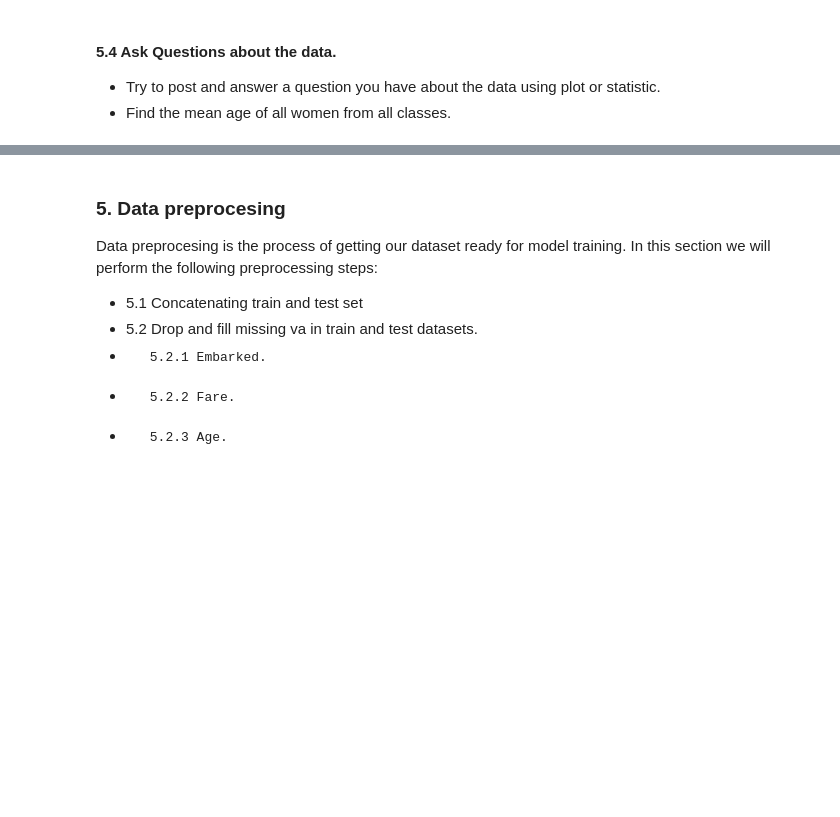
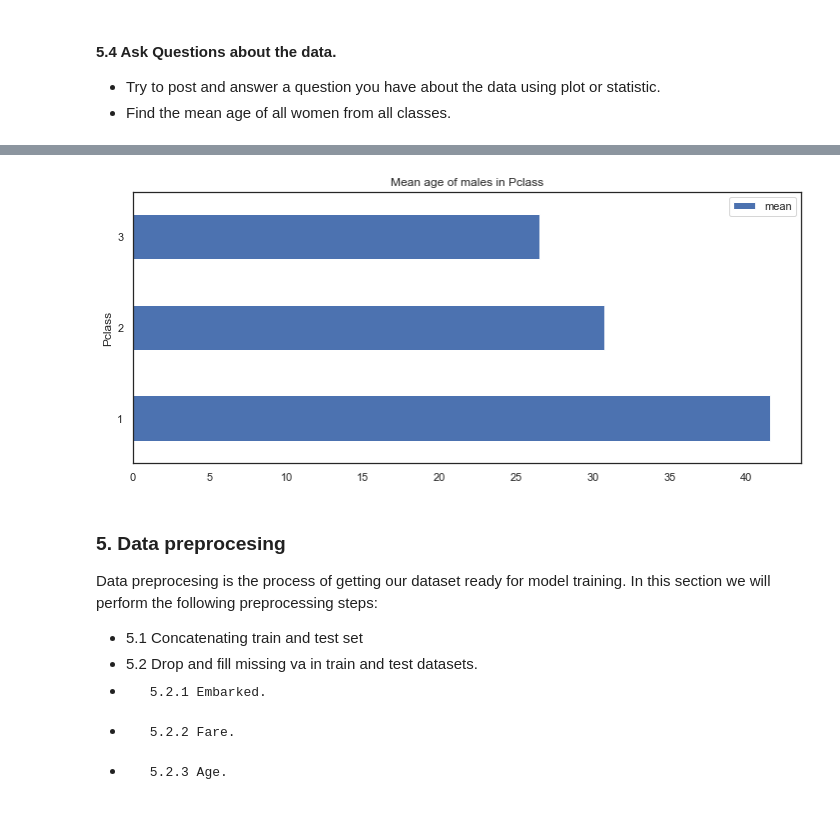
Before and after one commit to Fabiqula/Titanic_kaggle, a Jupyter notebook: main.ipynb, the cells around one changed output, grey strips where cells are left out. Drawn from its saved outputs; the diff is of its cells as text; code cells hidden in the pictures; blank space fills up the shorter version.

```diff
--- a/main.ipynb
+++ b/main.ipynb
@@ -700,6 +759,14 @@ ax.set_ylabel('Passeneger class')
 plt.show()
 # %% [output]
 [figure]
+# %%
+ax = train.query('Sex == "male"')\
+.groupby('Pclass')['Age'] \
+.agg(['mean']) \
+.sort_values('mean',ascending=False) \
+.plot(kind = 'barh', figsize = (12, 5), title = "Mean age of males in Pclass")
+# %% [output]
+[figure, added]
 # %% [markdown]
 ### 5. Data preprocesing
 Data preprocesing is the process of getting our dataset ready for model training.
```
Also changed, not shown: parts of 115 cells of this notebook.
